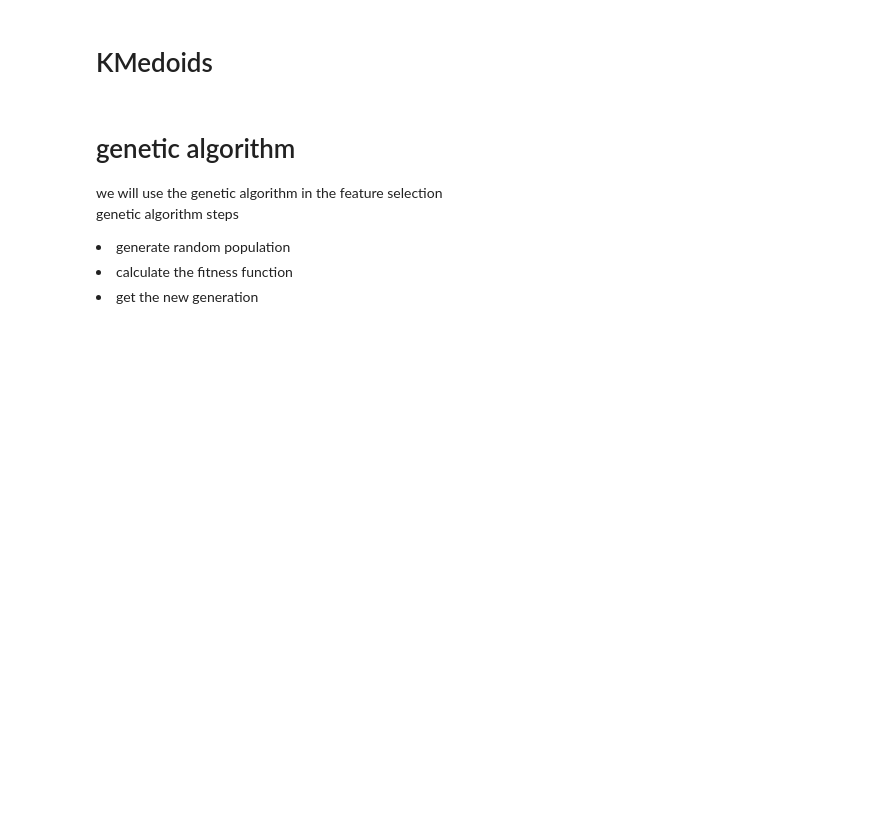
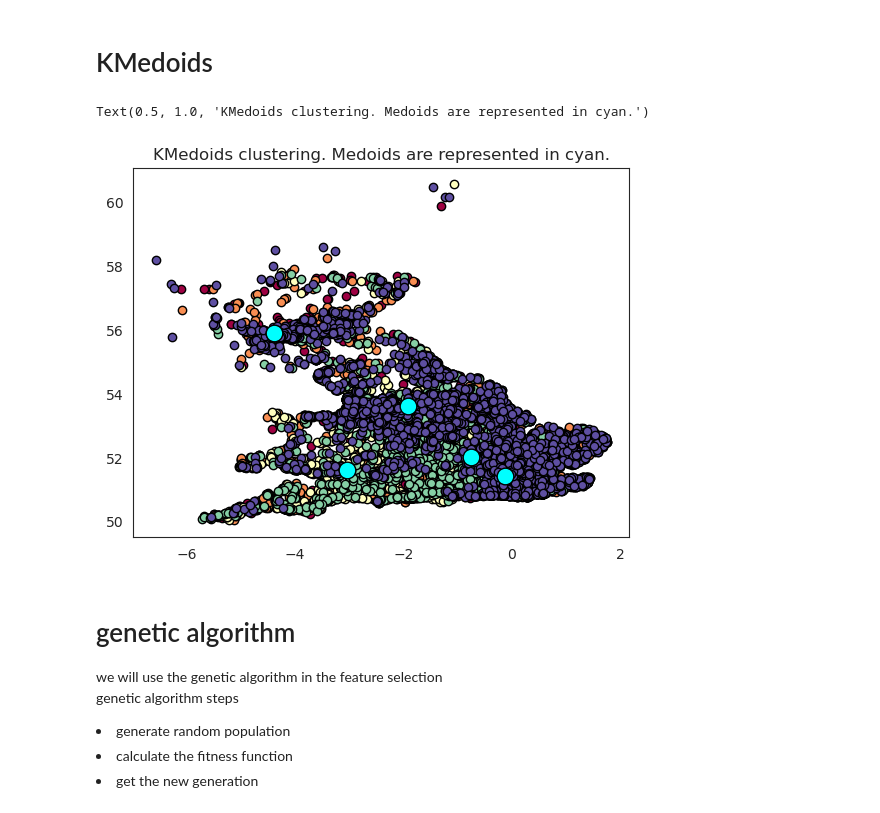
Before and after one commit to DiaaAhmedHassan/dataMiningProject, a Jupyter notebook: accidents.ipynb, the cells around one changed output. Saved outputs shown, nothing was run; the diff lists cells and outputs as text; code cells hidden in the pictures; blank space fills up the shorter version.

```diff
--- a/accidents.ipynb
+++ b/accidents.ipynb
@@ -326,16 +339,38 @@ plt.show()
-# %%
-import matplotlib.pyplot as plt
-import seaborn as sns
-
-lat_lon_features = accident[['Latitude', 'Longitude']]
-severity = accident[['Accident_Severity']]
-
-color_map = {0:'red', 1:'orange', 2:'blue'}
-accident['Color'] = accident['Accident_Severity'].map(color_map)
-
-k = 3
-kmedoids = KMedoids(n_clusters=k, random_state=0)
-clusters = kmedoids.fit_predict(lat_lon_features)
+# %%
+cluster_labels = clusters.labels_
+cluster_centers = clusters.cluster_centers_
+
+unique_labels = set(cluster_labels)
+colors = [
+    plt.cm.Spectral(each) for each in np.linspace(0, 1, len(unique_labels))
+]
+
+for k, col in zip(unique_labels, colors):
+    class_member_mask = cluster_labels == k
+
+    xy = test_features[class_member_mask]
+    plt.plot(
+        xy.iloc[:, 0],
+        xy.iloc[:, 1],
+        "o",
+        markerfacecolor=tuple(col),
+        markeredgecolor="k",
+        markersize=6,
+    )
+
+plt.plot(
+    cluster_centers[:, 0],
+    cluster_centers[:, 1],
+    "o",
+    markerfacecolor="cyan",
+    markeredgecolor="k",
+    markersize=12,
+)
+
+plt.title("KMedoids clustering. Medoids are represented in cyan.")
+# %% [output]
+Text(0.5, 1.0, 'KMedoids clustering. Medoids are represented in cyan.')
+[figure, added]
 # %% [markdown]
 # genetic algorithm
 
```
Also changed, not shown: parts of 9 cells of this notebook, 1 other file.
